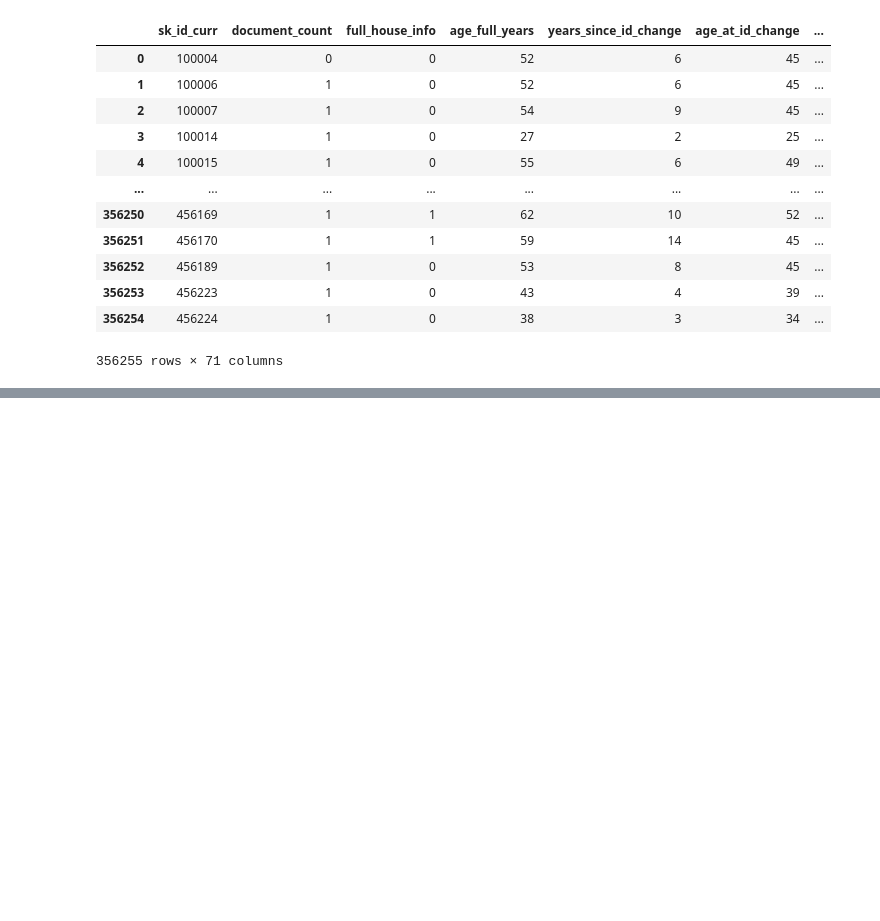
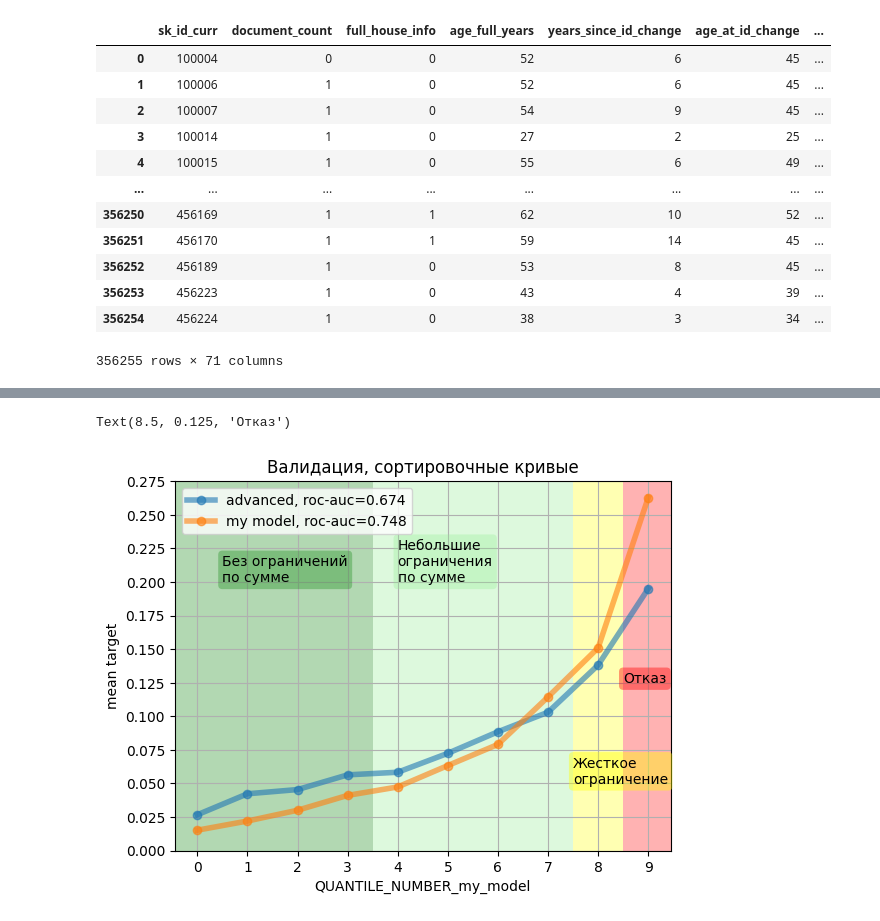
Before and after one commit to AlexanderSh11/credit_scoring_shift, a Jupyter notebook: src/metrics/model-validation.ipynb, the cells around one changed output, grey strips where cells are left out. Saved outputs shown, nothing was run; the diff lists cells and outputs as text; code cells hidden in the pictures; blank space fills up the shorter version.

```diff
--- a/src/metrics/model-validation.ipynb
+++ b/src/metrics/model-validation.ipynb
@@ -130,0 +159,3 @@ application_df_upper
+# %%
+NEW_FEATURES = [col for col in features_df_upper.columns if col not in ['SK_ID_CURR']]
+ALL_FEATURES = NUMERICAL_FEATURES + EXT_SOURCE_FEATURES + CAT_FEATURES + NEW_FEATURES
@@ -130,0 +215,2 @@ application_df_upper
+# %%
+model_advanced = CatBoostClassifier().load_model(PROJECT_DIR / "src/metrics/model_advanced.pkl")
@@ -130,0 +399,15 @@ application_df_upper
+# %%
+validation['PROBA_my_model'] = my_model.predict_proba(
+    X=validation[my_model_feature_names],
+)[:, 1]  # Оцениваем пробу валидационной выборки
+
+validation['QUANTILE_my_model'] = pd.qcut(
+    validation['PROBA_my_model'],
+    q=10,
+)  # Сортируем на 10 равных по кол-ву категорий
+
+validation['QUANTILE_NUMBER_my_model'] = pd.qcut(
+    validation['PROBA_my_model'],
+    q=10,
+    labels=np.arange(10),
+)  # То же самое, но у групп название от 0 до 9
@@ -130,0 +519,38 @@ application_df_upper
+# %%
+score = roc_auc_score(validation[TARGET], validation['PROBA_model_advanced'])
+ax = sort_table_advanced['target'].plot(
+    xticks=np.arange(10),
+    marker='o',
+    lw=4,
+    alpha=0.6,
+    grid=True,
+    title='Валидация, сортировочные кривые',
+    ylabel='mean target',
+    label=f'advanced, roc-auc={score:.3f}',
+)
+
+score = roc_auc_score(validation[TARGET], validation['PROBA_my_model'])
+ax = sort_table_my_model['target'].plot(
+    xticks=np.arange(10),
+    marker='o',
+    lw=4,
+    alpha=0.6,
+    grid=True,
+    ylabel='mean target',
+    label=f'my model, roc-auc={score:.3f}',
+)
+
+ax.set_yticks(np.arange(0, 0.30, 0.025))
+ax.legend()
+ax.add_patch(patches.Rectangle((-0.5, 0), 4, 0.275, linewidth=0, facecolor='green', alpha=0.3))
+ax.add_patch(patches.Rectangle((3.5, 0), 4, 0.275, linewidth=0, facecolor='lightgreen', alpha=0.3))
+ax.add_patch(patches.Rectangle((7.5, 0), 1, 0.275, linewidth=0, facecolor='yellow', alpha=0.3))
+ax.add_patch(patches.Rectangle((8.5, 0), 1, 0.275, linewidth=0, facecolor='red', alpha=0.3))
+
+ax.text(0.5, 0.2, 'Без ограничений\nпо сумме', color='k', bbox=dict(facecolor='green', lw=0, alpha=0.3, boxstyle='round, pad=0.3'))
+ax.text(4, 0.2, 'Небольшие\nограничения\nпо сумме', color='k', bbox=dict(facecolor='lightgreen', lw=0, alpha=0.3, boxstyle='round, pad=0.3'))
+ax.text(7.5, 0.05, 'Жесткое\nограничение', color='k', bbox=dict(facecolor='yellow', lw=0, alpha=0.4, boxstyle='round, pad=0.3'))
+ax.text(8.5, 0.125, 'Отказ', color='k', bbox=dict(facecolor='red', lw=0, alpha=0.4, boxstyle='round, pad=0.3'))
+# %% [output]
+Text(8.5, 0.125, 'Отказ')
+[figure, added]
```
Also changed, not shown: parts of 22 cells of this notebook, 3 other files.
